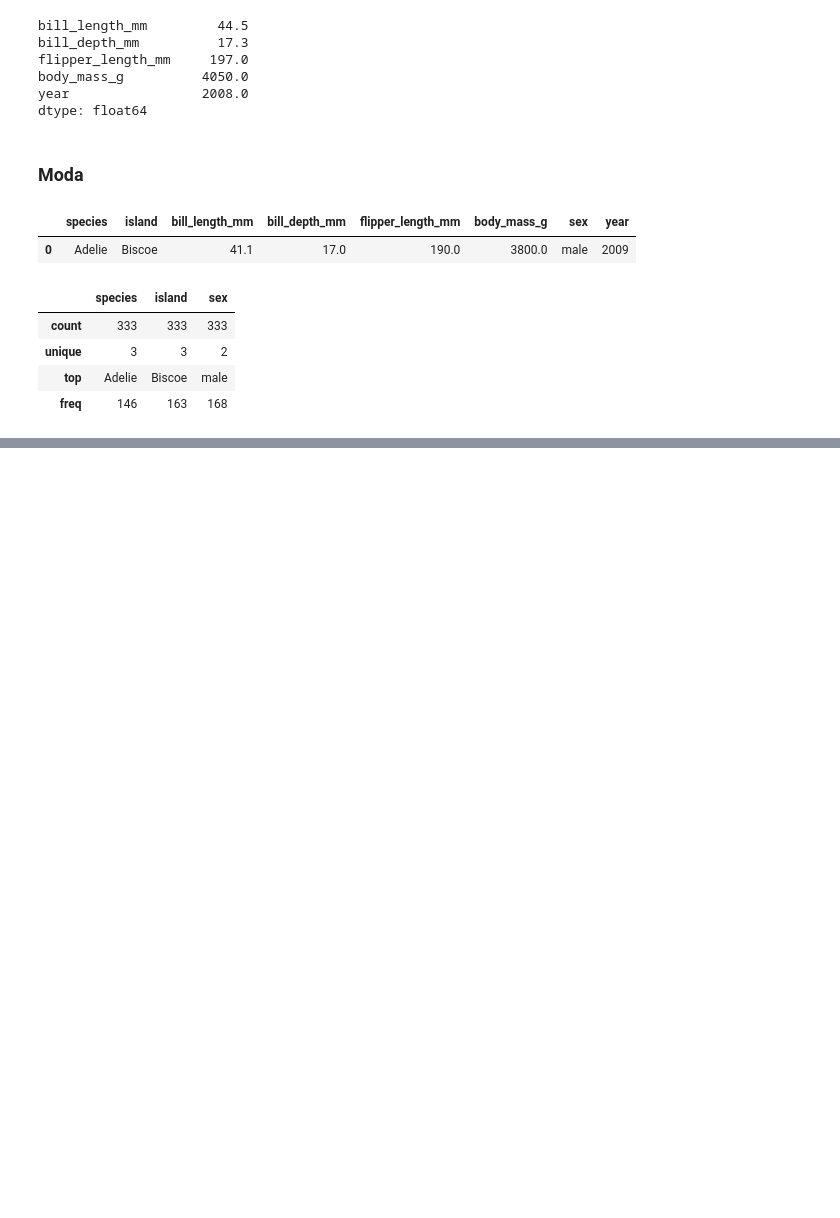
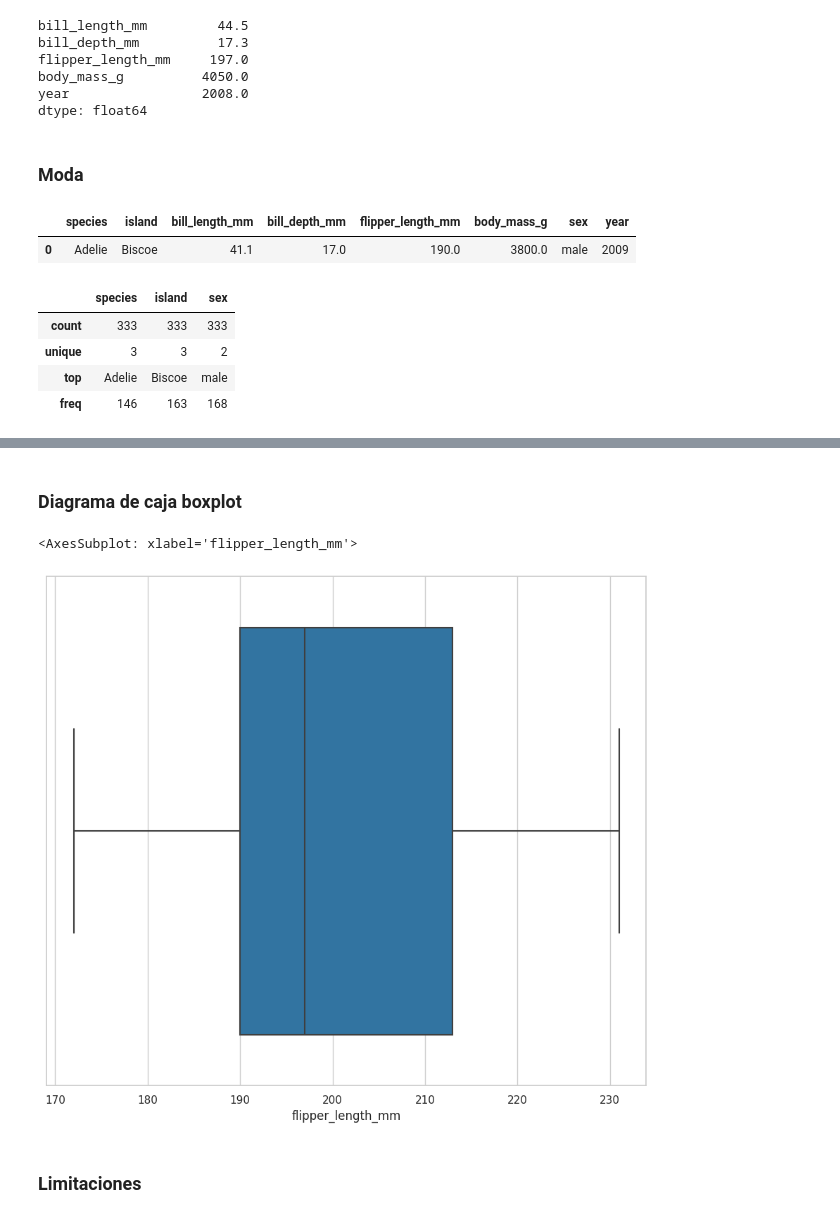
Before and after one commit to electrojam/Curso-de-Analisis-Exploratorio-de-Datos, a Jupyter notebook: 1-conociendo nuestros datos.ipynb, the cells around one changed output, grey strips where cells are left out. Saved outputs shown, nothing was run; the diff lists cells and outputs as text; code cells hidden in the pictures; blank space fills up the shorter version.

```diff
--- a/1-conociendo nuestros datos.ipynb
+++ b/1-conociendo nuestros datos.ipynb
@@ -575,0 +758,12 @@ processed_penguins_df.describe(include=object)
+# %% [markdown]
+### Diagrama de caja boxplot
+# %%
+sns.boxplot(
+    data=processed_penguins_df,
+    x='flipper_length_mm'
+)
+# %% [output]
+<AxesSubplot: xlabel='flipper_length_mm'>
+[figure, added]
+# %% [markdown]
+### Limitaciones
```
Also changed, not shown: parts of 24 cells of this notebook.
